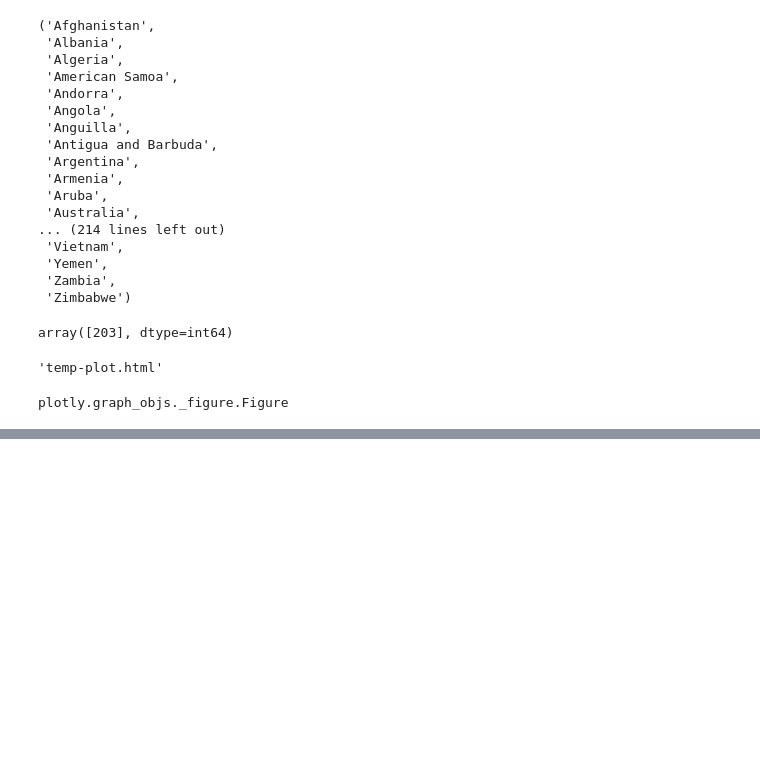
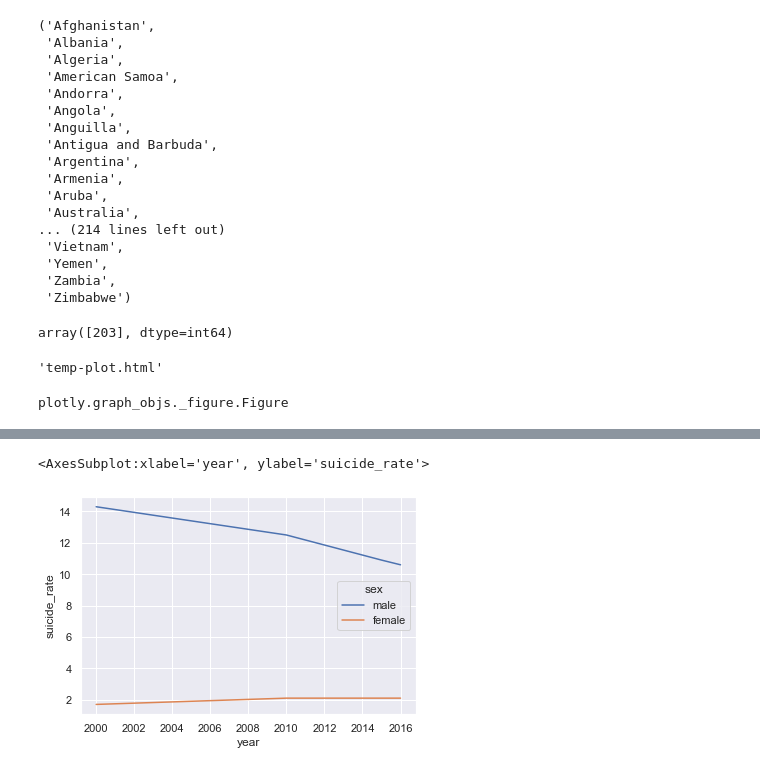
Before and after one commit to sboomi/world-happiness-project, a Jupyter notebook: nbs/Explore Data.ipynb, the cells around one changed output, grey strips where cells are left out. Saved outputs shown, nothing was run; the diff lists cells and outputs as text; code cells hidden in the pictures; blank space fills up the shorter version.

```diff
--- a/nbs/Explore Data.ipynb
+++ b/nbs/Explore Data.ipynb
@@ -148,0 +278,5 @@ plotly.graph_objs._figure.Figure
+# %%
+df_clean = df.copy()
+df_clean = df_clean.dropna(axis=0)
+df_clean.sex = df_clean.sex.apply(lambda x: x.lower().strip())
+df_clean
@@ -148,0 +297,3 @@ plotly.graph_objs._figure.Figure
+# %%
+stats_country = df_clean[df_clean.country=="Afghanistan"]
+stats_country
@@ -148,0 +326,6 @@ plotly.graph_objs._figure.Figure
+# %%
+sns.set_theme(style='darkgrid')
+sns.lineplot(data=stats_country[stats_country['sex']!="both sexes"], x="year", y="suicide_rate", hue="sex")
+# %% [output]
+<AxesSubplot:xlabel='year', ylabel='suicide_rate'>
+[figure, added]
```
Also changed, not shown: parts of 16 cells of this notebook, 9 other files.
